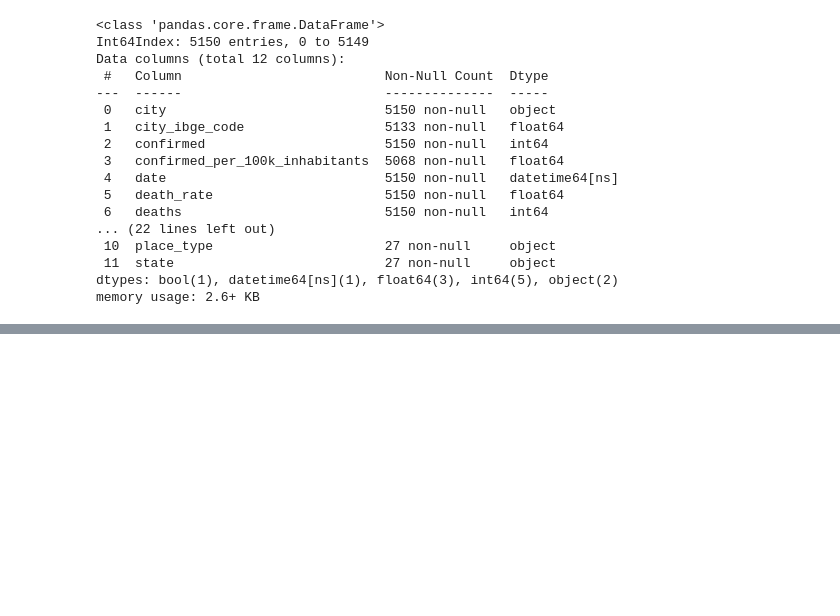
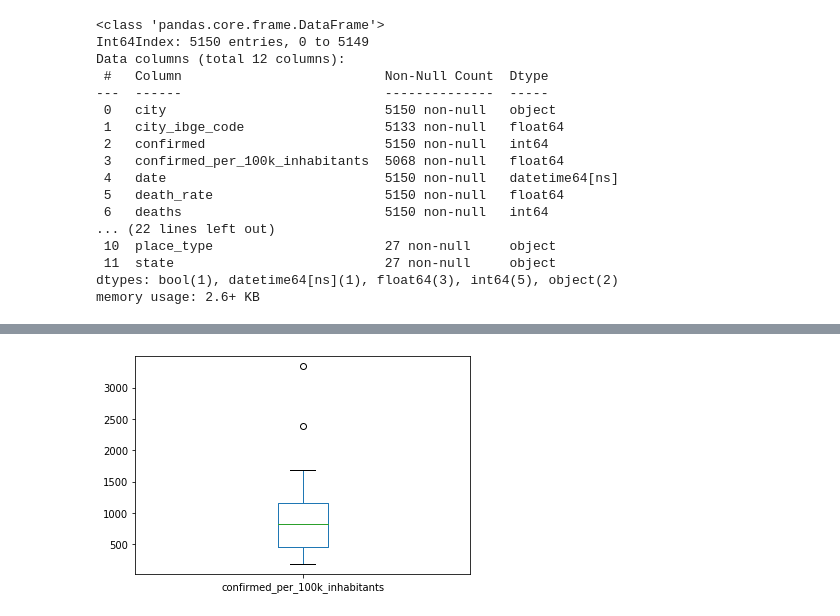
Before and after one commit to gutospinelli/covid19Brazil, a Jupyter notebook: notebooks/2 - Data Exploration - Covid19 Brazil IO Data.ipynb, the cells around one changed output, grey strips where cells are left out. Drawn from its saved outputs; the diff is of its cells as text; code cells hidden in the pictures; blank space fills up the shorter version.

Commit message:
added some exploratory visualizations

```diff
--- a/notebooks/2 - Data Exploration - Covid19 Brazil IO Data.ipynb
+++ b/notebooks/2 - Data Exploration - Covid19 Brazil IO Data.ipynb
@@ -54,0 +61,4 @@ memory usage: 2.6+ KB
+# %%
+estados_df.confirmed_per_100k_inhabitants.plot(kind='box');
+# %% [output]
+[figure, added]
```
Also changed, not shown: parts of 12 cells of this notebook.
